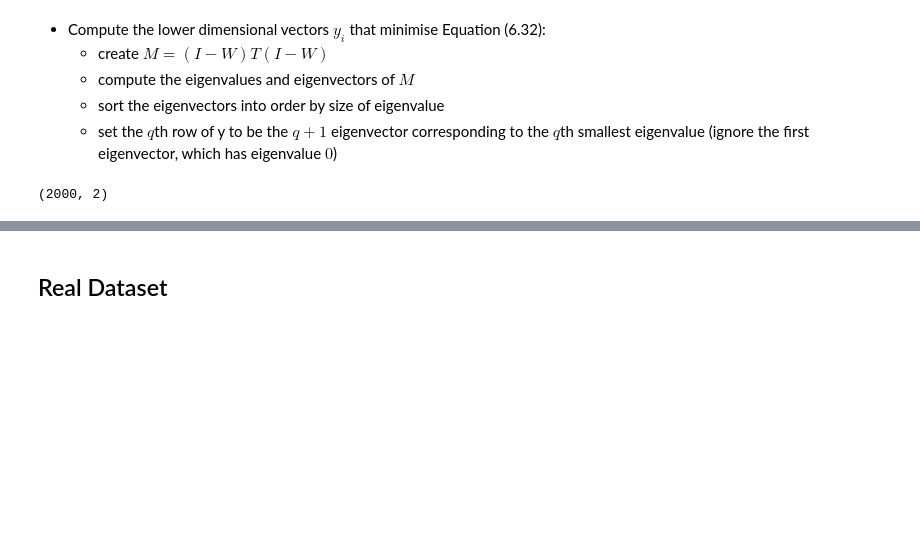
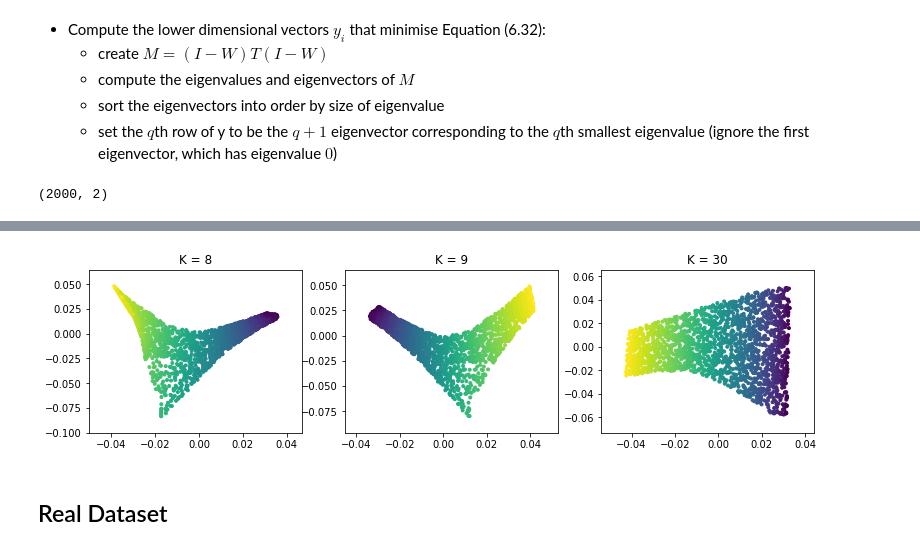
Before and after one commit to MJEmilio/MachineLearning, a Jupyter notebook: LLE.ipynb, the cells around one changed output, grey strips where cells are left out. Cells and saved outputs as stored; diff of their text form; code cells hidden in the pictures; blank space fills up the shorter version.

```diff
--- a/LLE.ipynb
+++ b/LLE.ipynb
@@ -108,3 +108,25 @@ plt.show()
+# %%
+def subplot_raw(data, names=None):
+    fig, axs = plt.subplots(1, len(data), figsize=(13, 3))
+
+    for a, d in zip(range(0,len(data)), data):
+        axs[a].scatter(d[:, 0], d[:, 1], c=color, marker='.')
+        if names:
+            axs[a].set_title(names[a])
+# %%
+embedding = LocallyLinearEmbedding(8,  n_components=nRedDim, reg=1e-3)
+X_lle1 = embedding.fit_transform(data)
+
+embedding = LocallyLinearEmbedding(9,  n_components=nRedDim, reg=1e-3)
+X_lle2 = embedding.fit_transform(data)
+
+embedding = LocallyLinearEmbedding(30,  n_components=nRedDim, reg=1e-3)
+X_lle3 = embedding.fit_transform(data)
+new_data = [X_lle1, X_lle2, X_lle3]
+names = ['K = 8', 'K = 9', 'K = 30']
+subplot_raw(new_data, names)
+# %% [output]
+[figure, added]
 # %% [markdown]
 ## Real Dataset
 # %%
```
Also changed, not shown: parts of 8 cells of this notebook, 4 other files.
